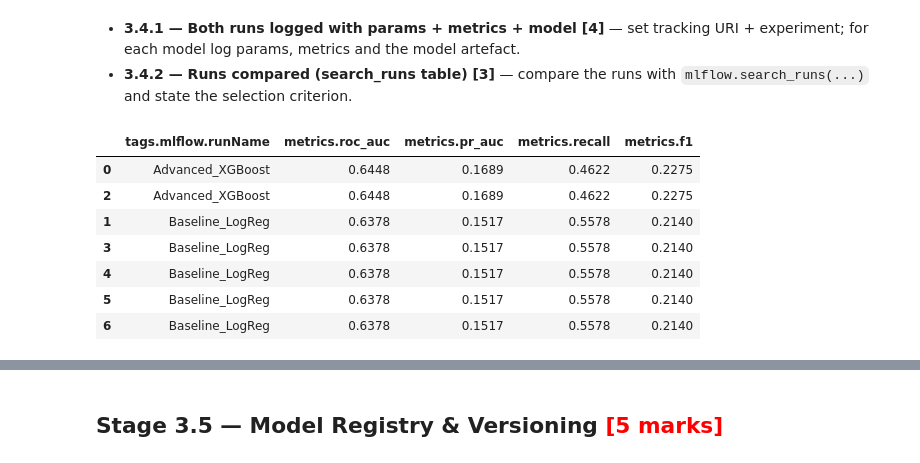
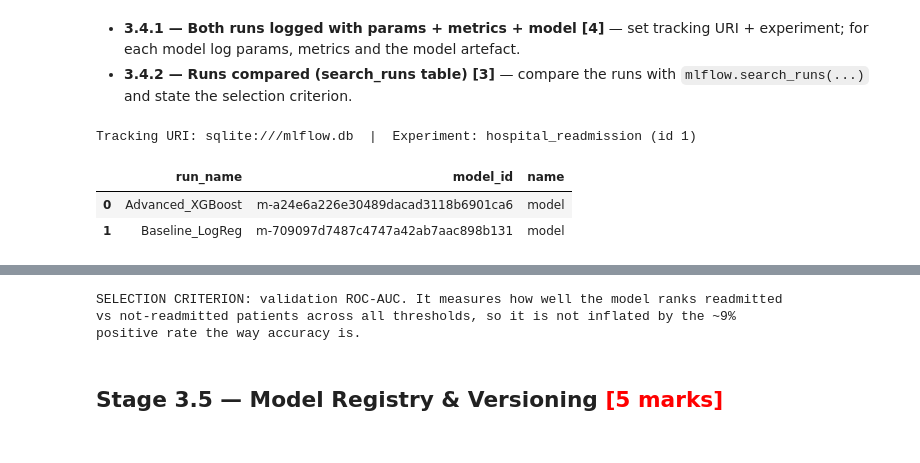
Before and after one commit to rahulgopiofficial/hospital_readmittance, a Jupyter notebook: Model_Development_and_Tracking.ipynb, the cells around one changed output, grey strips where cells are left out. Drawn from its saved outputs; the diff is of its cells as text; code cells hidden in the pictures.

```diff
--- a/Model_Development_and_Tracking.ipynb
+++ b/Model_Development_and_Tracking.ipynb
@@ -21,3 +21,7 @@
 import warnings; warnings.filterwarnings('ignore')
 import mlflow, config as cfg
 import src.train as tt
+
+# Point the notebook at the same tracking store src/train.py logs to
+mlflow.set_tracking_uri(cfg.MLFLOW_TRACKING_URI)
+mlflow.set_experiment(cfg.MLFLOW_EXPERIMENT)
@@ -155,19 +170,35 @@ INTERPRETATION:
 # %%
 # TODO 3.4.1: log both runs (params + metrics + model) to an MLflow experiment.
 # TODO 3.4.2: compare the runs with mlflow.search_runs(...).
 
-# Fetch all tracked runs from the experiment
+# 3.4.1 — logging happens inside tt.train_and_log() (Stage 3.1): tracking URI + experiment
+# are set, then each run logs params, validation metrics and the full Pipeline as a model.
+exp = mlflow.get_experiment_by_name(cfg.MLFLOW_EXPERIMENT)
+print(f"Tracking URI: {mlflow.get_tracking_uri()}  |  Experiment: {exp.name} (id {exp.experiment_id})")
+
+# Latest run per model (search_runs returns newest first)
 runs_df = mlflow.search_runs(experiment_names=[cfg.MLFLOW_EXPERIMENT])
+latest = runs_df.drop_duplicates('tags.mlflow.runName')
 
-# Display a clean comparison table of the models and their metrics
-display_cols = ['tags.mlflow.runName', 'metrics.roc_auc', 'metrics.pr_auc', 'metrics.recall', 'metrics.f1']
-display(runs_df[display_cols].sort_values(by='metrics.roc_auc', ascending=False))
+# Evidence that a model artefact was logged for each run
+logged = mlflow.search_logged_models(experiment_ids=[exp.experiment_id])
+run_names = dict(zip(latest['run_id'], latest['tags.mlflow.runName']))
+logged = logged[logged['source_run_id'].isin(run_names)]
+display(logged.assign(run_name=logged['source_run_id'].map(run_names))[['run_name', 'model_id', 'name']])
+
+# 3.4.2 — compare params + metrics side by side
+compare_cols = ['tags.mlflow.runName', 'params.model_type', 'params.class_weight',
+                'params.scale_pos_weight', 'metrics.roc_auc', 'metrics.pr_auc',
+                'metrics.recall', 'metrics.precision', 'metrics.f1']
+display(latest[compare_cols].sort_values('metrics.roc_auc', ascending=False).reset_index(drop=True))
+
+print("""
+SELECTION CRITERION: validation ROC-AUC. It measures how well the model ranks readmitted
+vs not-readmitted patients across all thresholds, so it is not inflated by the ~9%
+positive rate the way accuracy is.
+""")
 # %% [output]
+Tracking URI: sqlite:///mlflow.db  |  Experiment: hospital_readmission (id 1)
-|  | tags.mlflow.runName | metrics.roc_auc | metrics.pr_auc | metrics.recall | metrics.f1 |
-| 0 | Advanced_XGBoost | 0.6448 | 0.1689 | 0.4622 | 0.2275 |
-| 2 | Advanced_XGBoost | 0.6448 | 0.1689 | 0.4622 | 0.2275 |
-| 1 | Baseline_LogReg | 0.6378 | 0.1517 | 0.5578 | 0.2140 |
-| 3 | Baseline_LogReg | 0.6378 | 0.1517 | 0.5578 | 0.2140 |
-| 4 | Baseline_LogReg | 0.6378 | 0.1517 | 0.5578 | 0.2140 |
-| 5 | Baseline_LogReg | 0.6378 | 0.1517 | 0.5578 | 0.2140 |
-| 6 | Baseline_LogReg | 0.6378 | 0.1517 | 0.5578 | 0.2140 |
+|  | run_name | model_id | name |
+| 0 | Advanced_XGBoost | m-a24e6a226e30489dacad3118b6901ca6 | model |
+| 1 | Baseline_LogReg | m-709097d7487c4747a42ab7aac898b131 | model |
@@ -174,3 +208,6 @@ display(runs_df[display_cols].sort_values(by='metrics.roc_auc', ascending=False)
+SELECTION CRITERION: validation ROC-AUC. It measures how well the model ranks readmitted
+vs not-readmitted patients across all thresholds, so it is not inflated by the ~9%
+positive rate the way accuracy is.
 # %% [markdown]
 ## Stage 3.5 — Model Registry & Versioning <font color="red">[5 marks]</font>
 # %% [markdown]
```
Also changed, not shown: parts of 7 cells of this notebook, 9 other files.
